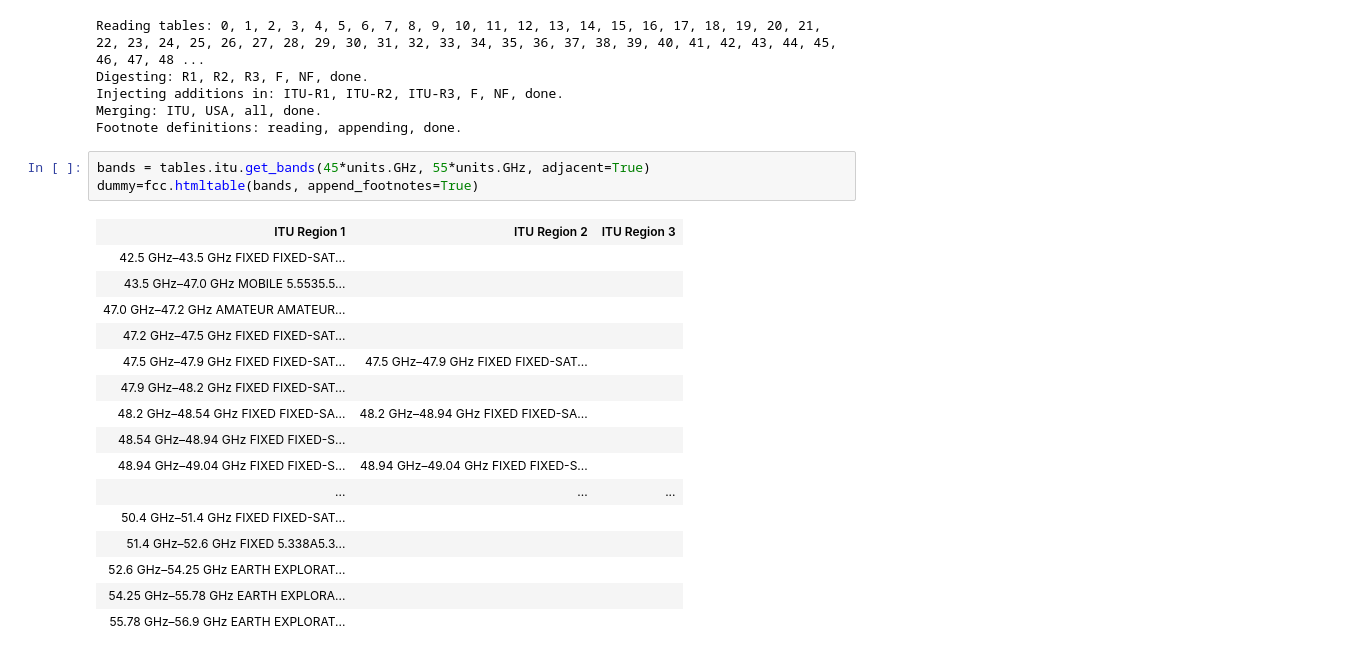
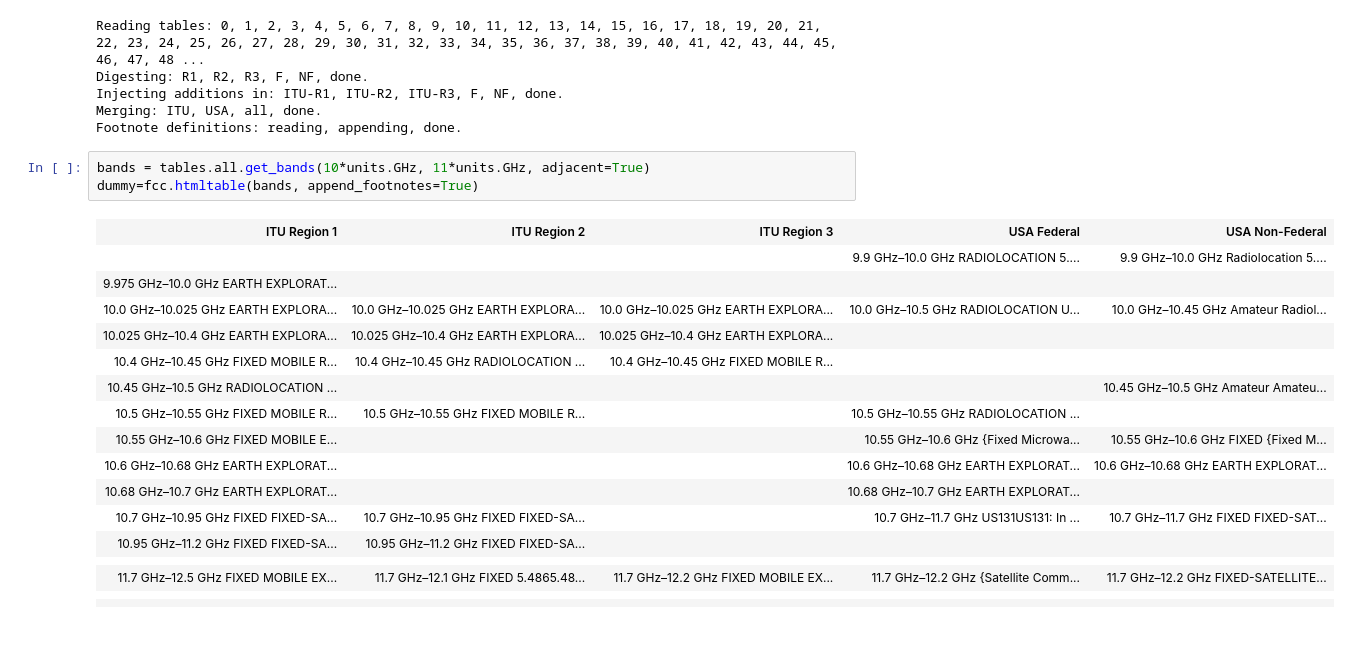
Before and after one commit to njlivesey/pyiturr5etc, a Jupyter notebook: scratch.ipynb, the cells around one changed output. Saved outputs shown, nothing was run; the diff lists cells and outputs as text.

```diff
--- a/scratch.ipynb
+++ b/scratch.ipynb
@@ -10,24 +10,25 @@ Injecting additions in: ITU-R1, ITU-R2, ITU-R3, F, NF, done.
 Merging: ITU, USA, all, done.
 Footnote definitions: reading, appending, done.
 # %%
-bands = tables.itu.get_bands(45*units.GHz, 55*units.GHz, adjacent=True)
+bands = tables.all.get_bands(10*units.GHz, 11*units.GHz, adjacent=True)
 dummy=fcc.htmltable(bands, append_footnotes=True)
 # %% [output]
-| ITU Region 1 | ITU Region 2 | ITU Region 3 |
-| 42.5 GHz–43.5 GHz FIXED FIXED-SAT... |  |  |
-| 43.5 GHz–47.0 GHz MOBILE 5.5535.5... |  |  |
-| 47.0 GHz–47.2 GHz AMATEUR AMATEUR... |  |  |
-| 47.2 GHz–47.5 GHz FIXED FIXED-SAT... |  |  |
-| 47.5 GHz–47.9 GHz FIXED FIXED-SAT... | 47.5 GHz–47.9 GHz FIXED FIXED-SAT... |  |
-| 47.9 GHz–48.2 GHz FIXED FIXED-SAT... |  |  |
-| 48.2 GHz–48.54 GHz FIXED FIXED-SA... | 48.2 GHz–48.94 GHz FIXED FIXED-SA... |  |
-| 48.54 GHz–48.94 GHz FIXED FIXED-S... |  |  |
-| 48.94 GHz–49.04 GHz FIXED FIXED-S... | 48.94 GHz–49.04 GHz FIXED FIXED-S... |  |
-| ... | ... | ... |
-| 50.4 GHz–51.4 GHz FIXED FIXED-SAT... |  |  |
-| 51.4 GHz–52.6 GHz FIXED 5.338A5.3... |  |  |
-| 52.6 GHz–54.25 GHz EARTH EXPLORAT... |  |  |
-| 54.25 GHz–55.78 GHz EARTH EXPLORA... |  |  |
-| 55.78 GHz–56.9 GHz EARTH EXPLORAT... |  |  |
+| ITU Region 1 | ITU Region 2 | ITU Region 3 | USA Federal | USA Non-Federal |
+|  |  |  | 9.9 GHz–10.0 GHz RADIOLOCATION 5.... | 9.9 GHz–10.0 GHz Radiolocation 5.... |
+| 9.975 GHz–10.0 GHz EARTH EXPLORAT... |  |  |  |  |
+| 10.0 GHz–10.025 GHz EARTH EXPLORA... | 10.0 GHz–10.025 GHz EARTH EXPLORA... | 10.0 GHz–10.025 GHz EARTH EXPLORA... | 10.0 GHz–10.5 GHz RADIOLOCATION U... | 10.0 GHz–10.45 GHz Amateur Radiol... |
+| 10.025 GHz–10.4 GHz EARTH EXPLORA... | 10.025 GHz–10.4 GHz EARTH EXPLORA... | 10.025 GHz–10.4 GHz EARTH EXPLORA... |  |  |
+| 10.4 GHz–10.45 GHz FIXED MOBILE R... | 10.4 GHz–10.45 GHz RADIOLOCATION ... | 10.4 GHz–10.45 GHz FIXED MOBILE R... |  |  |
+| 10.45 GHz–10.5 GHz RADIOLOCATION ... |  |  |  | 10.45 GHz–10.5 GHz Amateur Amateu... |
+| 10.5 GHz–10.55 GHz FIXED MOBILE R... | 10.5 GHz–10.55 GHz FIXED MOBILE R... |  | 10.5 GHz–10.55 GHz RADIOLOCATION ... |  |
+| 10.55 GHz–10.6 GHz FIXED MOBILE E... |  |  | 10.55 GHz–10.6 GHz {Fixed Microwa... | 10.55 GHz–10.6 GHz FIXED {Fixed M... |
+| 10.6 GHz–10.68 GHz EARTH EXPLORAT... |  |  | 10.6 GHz–10.68 GHz EARTH EXPLORAT... | 10.6 GHz–10.68 GHz EARTH EXPLORAT... |
+| 10.68 GHz–10.7 GHz EARTH EXPLORAT... |  |  | 10.68 GHz–10.7 GHz EARTH EXPLORAT... |  |
+| 10.7 GHz–10.95 GHz FIXED FIXED-SA... | 10.7 GHz–10.95 GHz FIXED FIXED-SA... |  | 10.7 GHz–11.7 GHz US131US131: In ... | 10.7 GHz–11.7 GHz FIXED FIXED-SAT... |
+| 10.95 GHz–11.2 GHz FIXED FIXED-SA... | 10.95 GHz–11.2 GHz FIXED FIXED-SA... |  |  |  |
+|  |  |  |  |  |
+| 11.7 GHz–12.5 GHz FIXED MOBILE EX... | 11.7 GHz–12.1 GHz FIXED 5.4865.48... | 11.7 GHz–12.2 GHz FIXED MOBILE EX... | 11.7 GHz–12.2 GHz {Satellite Comm... | 11.7 GHz–12.2 GHz FIXED-SATELLITE... |
+|  |  |  |  |  |
+|  |  |  |  |  |
 5.149: In making assignments to stations of other services to which the bands: [TABLE] [Cell:] 13 360-13 410 kHz, 25 550-25 670 kHz, 37.5-38.25 MHz, 73-74.6 MHz in Regions 1 and 3, 150.05-153 MHz in R ...
 5.149: In making assignments to stations of other services to which the bands: [TABLE] [Cell:] 13 360-13 410 kHz, 25 550-25 670 kHz, 37.5-38.25 MHz, 73-74.6 MHz in Regions 1 and 3, 150.05-153 MHz in R ...
```
Also changed, not shown: parts of 1 cell of this notebook, 3 other files.
